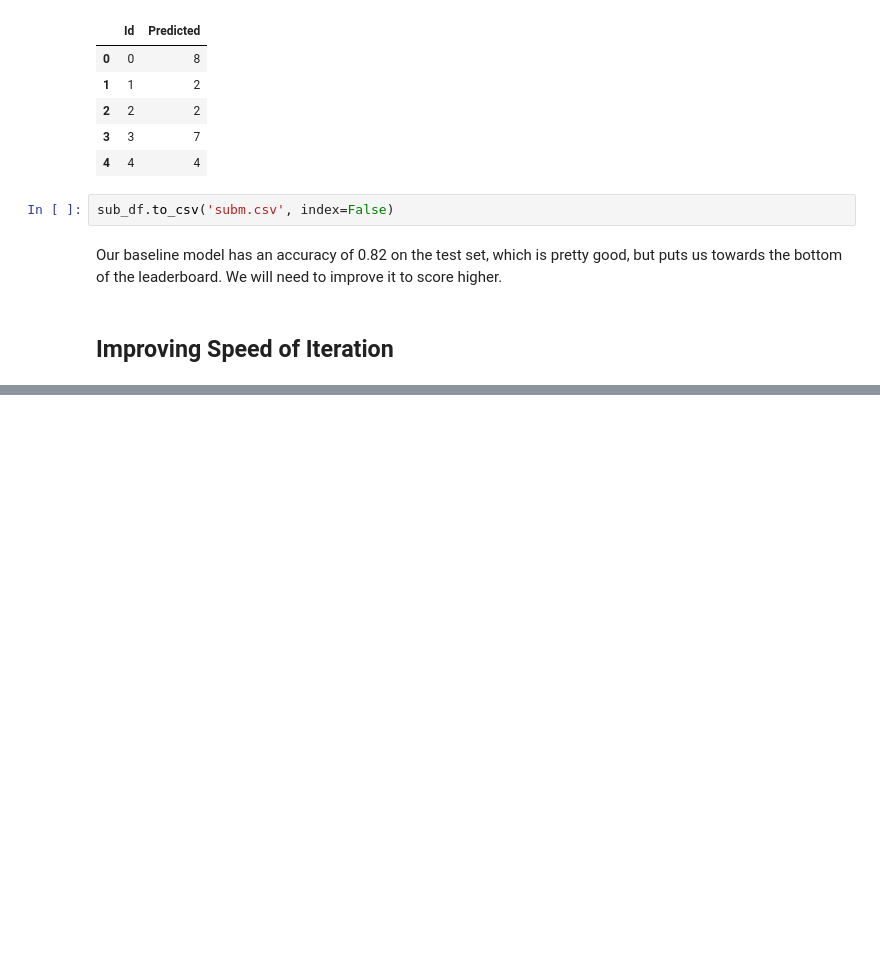
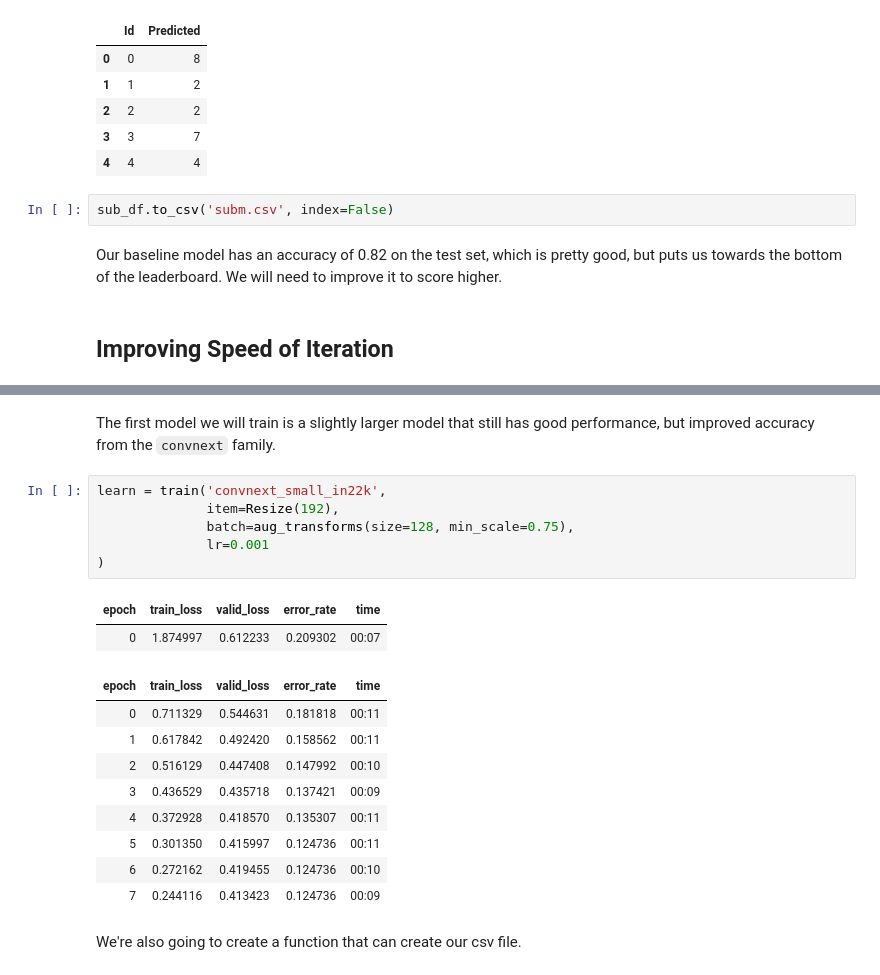
Before and after one commit to frank-895/machine_learning_journey, a Jupyter notebook: image_classification/estonian_mushroom_classification.ipynb, the cells around one changed output, grey strips where cells are left out. Drawn from its saved outputs; the diff is of its cells as text; blank space fills up the shorter version.

```diff
--- a/image_classification/estonian_mushroom_classification.ipynb
+++ b/image_classification/estonian_mushroom_classification.ipynb
@@ -267,0 +299,22 @@ resize_images(comp, dest='resized', max_size=256, recurse=True)
+# %% [markdown]
+The first model we will train is a slightly larger model that still has good performance, but improved accuracy from the `convnext` family.
+# %%
+learn = train('convnext_small_in22k',
+              item=Resize(192),
+              batch=aug_transforms(size=128, min_scale=0.75),
+              lr=0.001
+)
+# %% [output]
+| epoch | train_loss | valid_loss | error_rate | time |
+| 0 | 1.874997 | 0.612233 | 0.209302 | 00:07 |
+| epoch | train_loss | valid_loss | error_rate | time |
+| 0 | 0.711329 | 0.544631 | 0.181818 | 00:11 |
+| 1 | 0.617842 | 0.492420 | 0.158562 | 00:11 |
+| 2 | 0.516129 | 0.447408 | 0.147992 | 00:10 |
+| 3 | 0.436529 | 0.435718 | 0.137421 | 00:09 |
+| 4 | 0.372928 | 0.418570 | 0.135307 | 00:11 |
+| 5 | 0.301350 | 0.415997 | 0.124736 | 00:11 |
+| 6 | 0.272162 | 0.419455 | 0.124736 | 00:10 |
+| 7 | 0.244116 | 0.413423 | 0.124736 | 00:09 |
+# %% [markdown]
+We're also going to create a function that can create our csv file.
```
Also changed, not shown: parts of 41 cells of this notebook.
